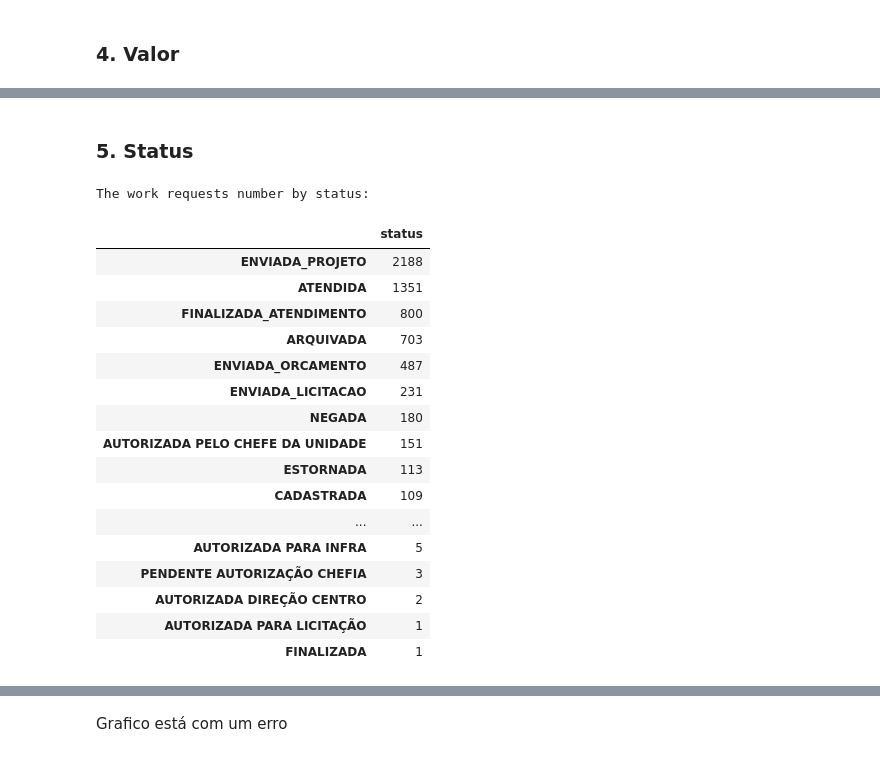
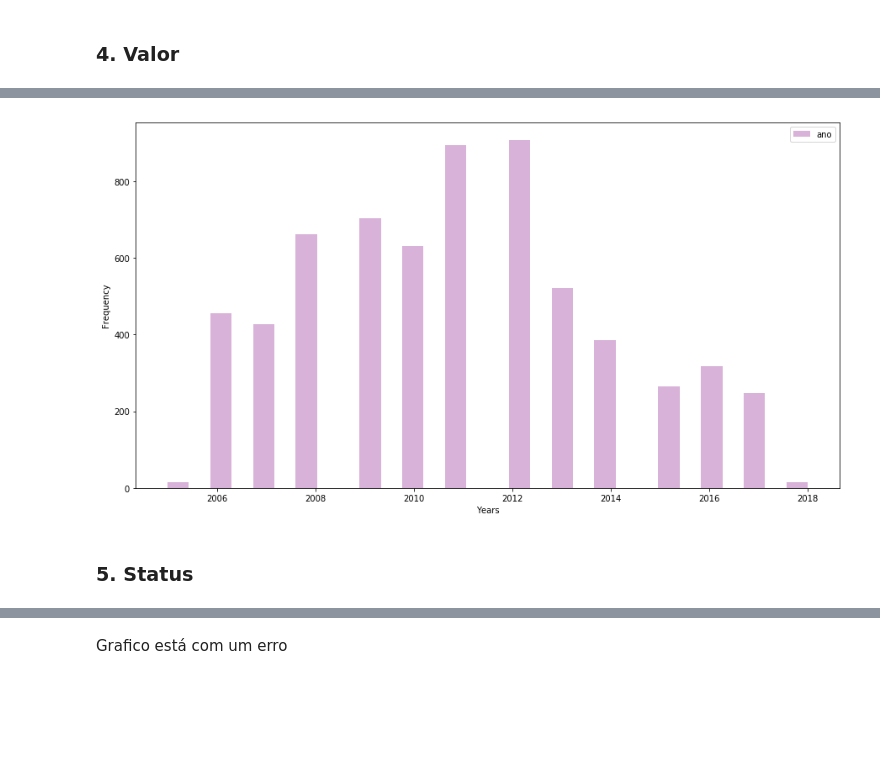
Before and after one commit to ozielalves/Financas_IMD, a Jupyter notebook: Oziel.ipynb, the cells around one changed output, grey strips where cells are left out. Saved outputs shown, nothing was run; the diff lists cells and outputs as text; code cells hidden in the pictures; blank space fills up the shorter version.

```diff
--- a/Oziel.ipynb
+++ b/Oziel.ipynb
@@ -164,0 +172,6 @@ plt.show()
+# %%
+work_requests.plot(kind='hist', y = 'ano', bins=30, figsize=(15,8), color = 'purple', alpha=0.3)
+plt.xlabel('Years')
+plt.show()
+# %% [output]
+[figure, added]
@@ -165,27 +182,2 @@ plt.show()
 # %% [markdown]
 ### 5. Status
-# %%
-status = work_requests.copy()
-sta = work_requests['status'].value_counts()
-
-print("The work requests number by status:")
-pd.DataFrame(sta)
-# %% [output]
-The work requests number by status:
-|  | status |
-| ENVIADA_PROJETO | 2188 |
-| ATENDIDA | 1351 |
-| FINALIZADA_ATENDIMENTO | 800 |
-| ARQUIVADA | 703 |
-| ENVIADA_ORCAMENTO | 487 |
-| ENVIADA_LICITACAO | 231 |
-| NEGADA | 180 |
-| AUTORIZADA PELO CHEFE DA UNIDADE | 151 |
-| ESTORNADA | 113 |
-| CADASTRADA | 109 |
-| ... | ... |
-| AUTORIZADA PARA INFRA | 5 |
-| PENDENTE AUTORIZAÇÃO CHEFIA | 3 |
-| AUTORIZADA DIREÇÃO CENTRO | 2 |
-| AUTORIZADA PARA LICITAÇÃO | 1 |
-| FINALIZADA | 1 |
```
Also changed, not shown: parts of 13 cells of this notebook, 1 other file.
